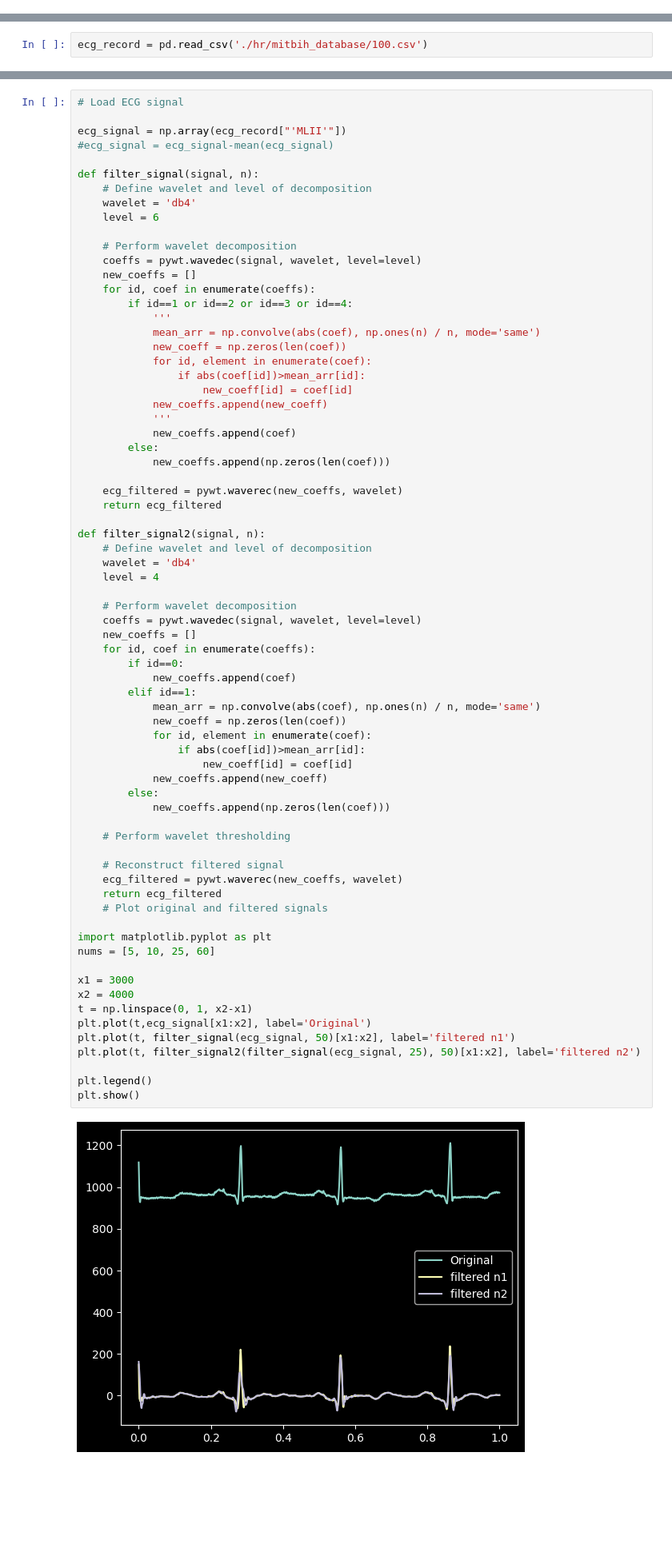
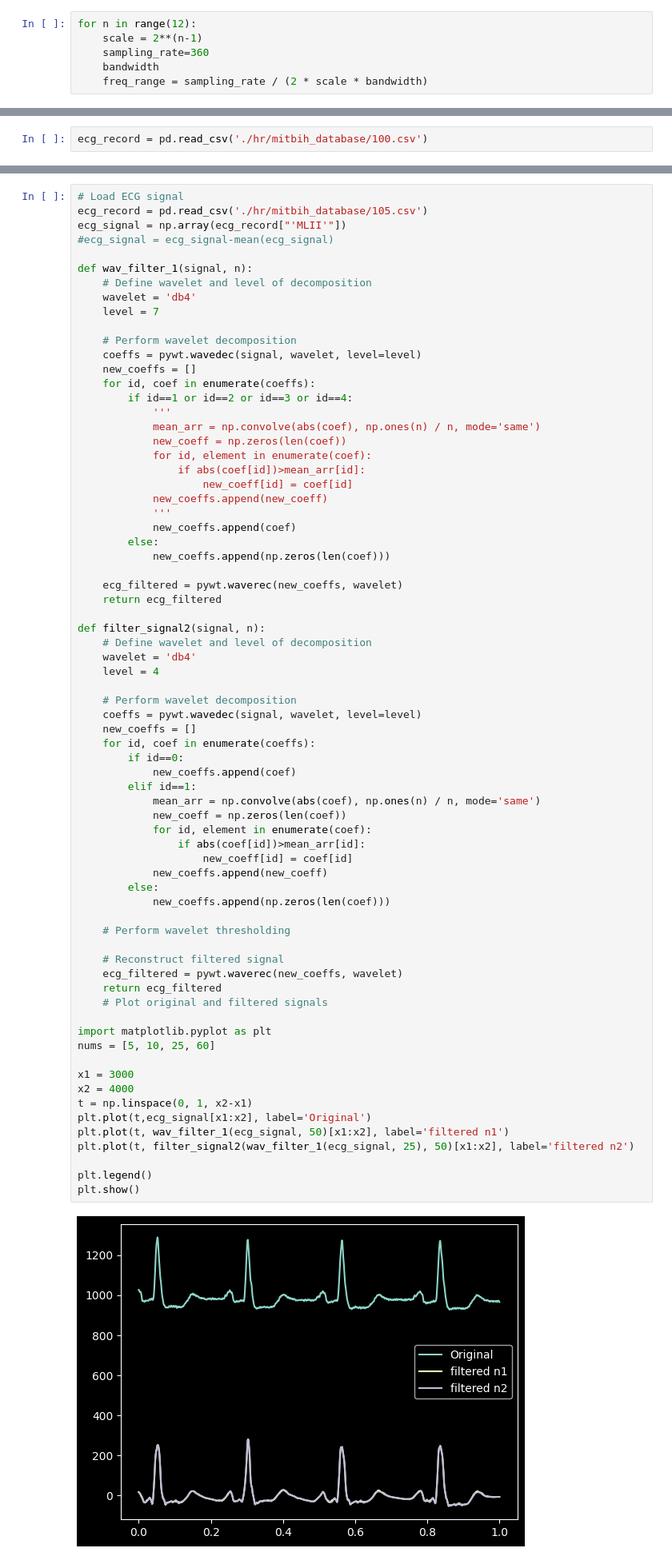
Before and after one commit to JBatRey/tp4assd, a Jupyter notebook: denoise.ipynb, the cells around one changed output, grey strips where cells are left out. Shown: that part at 80% size. Drawn from its saved outputs; the diff is of its cells as text; blank space fills up the shorter version.

```diff
--- a/denoise.ipynb
+++ b/denoise.ipynb
@@ -114,0 +206,6 @@ plt.legend()
+# %%
+for n in range(12):
+    scale = 2**(n-1)
+    sampling_rate=360
+    bandwidth
+    freq_range = sampling_rate / (2 * scale * bandwidth)
@@ -180,14 +307,14 @@ plt.plot(ecg_record["'MLII'"][400000:402000])
 [figure]
 # %%
 # Load ECG signal
-
+ecg_record = pd.read_csv('./hr/mitbih_database/105.csv')
 ecg_signal = np.array(ecg_record["'MLII'"])
 #ecg_signal = ecg_signal-mean(ecg_signal)
 
-def filter_signal(signal, n):
+def wav_filter_1(signal, n):
     # Define wavelet and level of decomposition
     wavelet = 'db4'
-    level = 6
+    level = 7
 
     # Perform wavelet decomposition
     coeffs = pywt.wavedec(signal, wavelet, level=level)
@@ -221,33 +348,33 @@ def filter_signal2(signal, n):
         if id==0:
             new_coeffs.append(coef)
         elif id==1:
             mean_arr = np.convolve(abs(coef), np.ones(n) / n, mode='same')
             new_coeff = np.zeros(len(coef))
             for id, element in enumerate(coef):
                 if abs(coef[id])>mean_arr[id]:
                     new_coeff[id] = coef[id]
             new_coeffs.append(new_coeff)
         else:
             new_coeffs.append(np.zeros(len(coef)))
 
     # Perform wavelet thresholding
 
     # Reconstruct filtered signal
     ecg_filtered = pywt.waverec(new_coeffs, wavelet)
     return ecg_filtered
     # Plot original and filtered signals
 
 import matplotlib.pyplot as plt
 nums = [5, 10, 25, 60]
 
 x1 = 3000
 x2 = 4000
 t = np.linspace(0, 1, x2-x1)
 plt.plot(t,ecg_signal[x1:x2], label='Original')
-plt.plot(t, filter_signal(ecg_signal, 50)[x1:x2], label='filtered n1')
-plt.plot(t, filter_signal2(filter_signal(ecg_signal, 25), 50)[x1:x2], label='filtered n2')
+plt.plot(t, wav_filter_1(ecg_signal, 50)[x1:x2], label='filtered n1')
+plt.plot(t, filter_signal2(wav_filter_1(ecg_signal, 25), 50)[x1:x2], label='filtered n2')
 
 plt.legend()
 plt.show()
 # %% [output]
-[figure, old version]
+[figure, new version]
```
Also changed, not shown: parts of 12 cells of this notebook, 4 other files.
